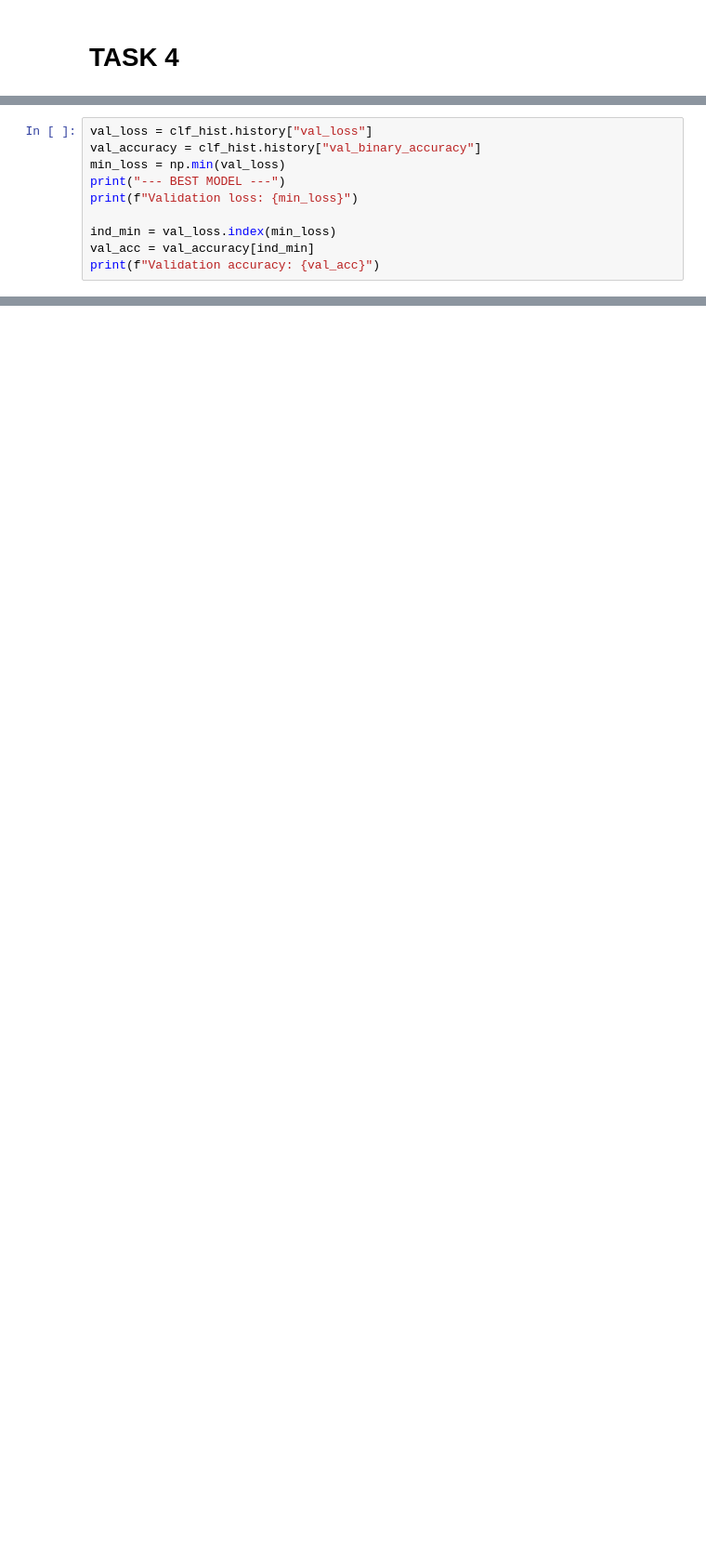
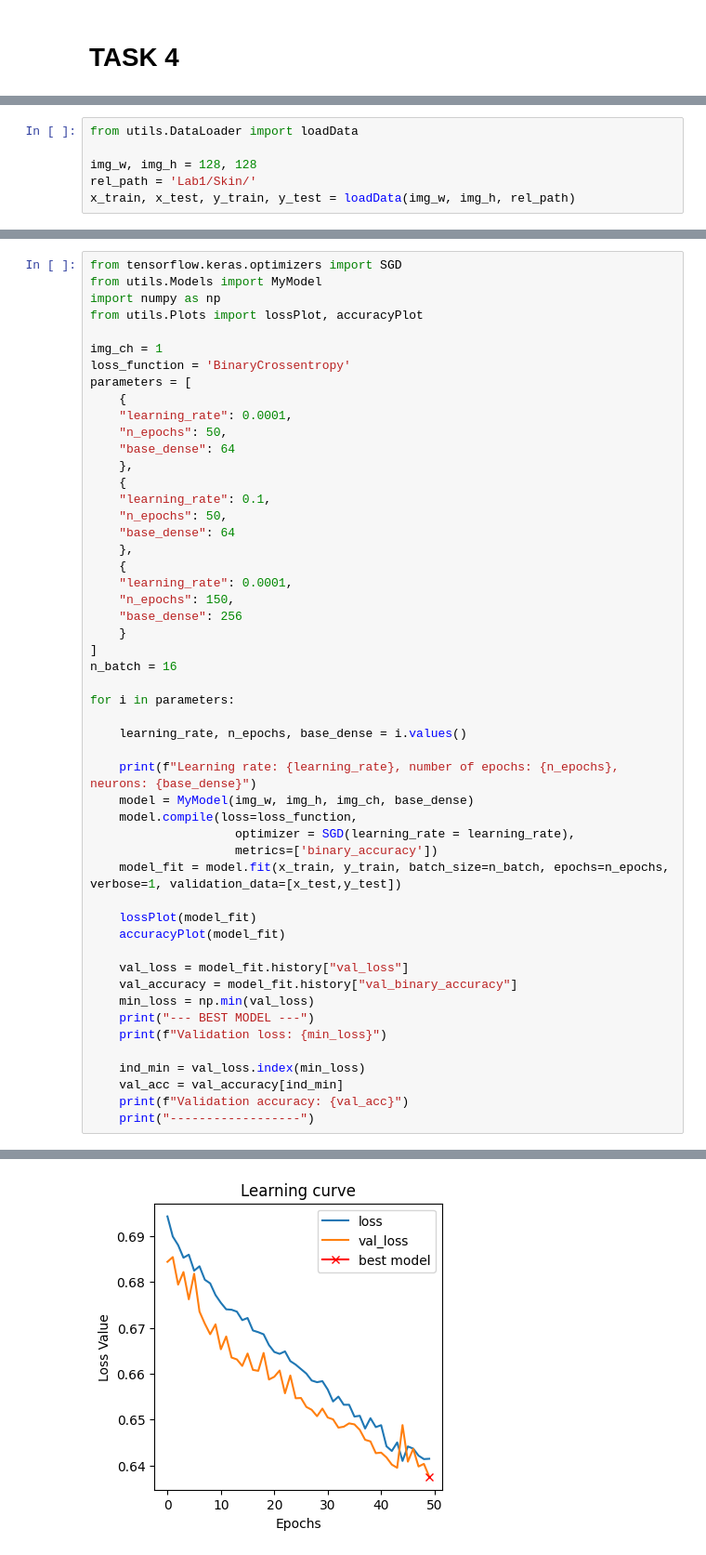
Before and after one commit to binarypillow/CM2003-2023, a Jupyter notebook: Lab1/Task4.ipynb, the cells around one changed output, grey strips where cells are left out. Shown: that part at 93% size. Saved outputs shown, nothing was run; the diff lists cells and outputs as text; blank space fills up the shorter version.

```diff
--- a/Lab1/Task4.ipynb
+++ b/Lab1/Task4.ipynb
@@ -208,10 +2,0 @@ Matplotlib created a temporary config/cache directory at /tmp/matplotlib-68sxvuj
-# %%
-val_loss = clf_hist.history["val_loss"]
-val_accuracy = clf_hist.history["val_binary_accuracy"]
-min_loss = np.min(val_loss)
-print("--- BEST MODEL ---")
-print(f"Validation loss: {min_loss}")
-
-ind_min = val_loss.index(min_loss)
-val_acc = val_accuracy[ind_min]
-print(f"Validation accuracy: {val_acc}")
@@ -221,0 +9,6 @@ Validation accuracy: 0.699999988079071
+# %%
+from utils.DataLoader import loadData
+
+img_w, img_h = 128, 128
+rel_path = 'Lab1/Skin/'
+x_train, x_test, y_train, y_test = loadData(img_w, img_h, rel_path)
@@ -221,0 +28,52 @@ Validation accuracy: 0.699999988079071
+# %%
+from tensorflow.keras.optimizers import SGD
+from utils.Models import MyModel
+import numpy as np
+from utils.Plots import lossPlot, accuracyPlot
+
+img_ch = 1
+loss_function = 'BinaryCrossentropy'
+parameters = [
+    {
+    "learning_rate": 0.0001,
+    "n_epochs": 50,
+    "base_dense": 64
+    },
+    {
+    "learning_rate": 0.1,
+    "n_epochs": 50,
+    "base_dense": 64
+    },
+    {
+    "learning_rate": 0.0001,
+    "n_epochs": 150,
+    "base_dense": 256
+    }
+]
+n_batch = 16
+
+for i in parameters:
+
+    learning_rate, n_epochs, base_dense = i.values()
+
+    print(f"Learning rate: {learning_rate}, number of epochs: {n_epochs}, neurons: {base_dense}")
+    model = MyModel(img_w, img_h, img_ch, base_dense)
+    model.compile(loss=loss_function,
+                    optimizer = SGD(learning_rate = learning_rate),
+                    metrics=['binary_accuracy'])
+    model_fit = model.fit(x_train, y_train, batch_size=n_batch, epochs=n_epochs, verbose=1, validation_data=[x_test,y_test])
+
+    lossPlot(model_fit)
+    accuracyPlot(model_fit)
+
+    val_loss = model_fit.history["val_loss"]
+    val_accuracy = model_fit.history["val_binary_accuracy"]
+    min_loss = np.min(val_loss)
+    print("--- BEST MODEL ---")
+    print(f"Validation loss: {min_loss}")
+
+    ind_min = val_loss.index(min_loss)
+    val_acc = val_accuracy[ind_min]
+    print(f"Validation accuracy: {val_acc}")
+    print("------------------")
+# %% [output]
@@ -221,0 +98 @@ Validation accuracy: 0.699999988079071
+[figure, added]
```
Also changed, not shown: parts of 7 cells of this notebook, 1 other file.
